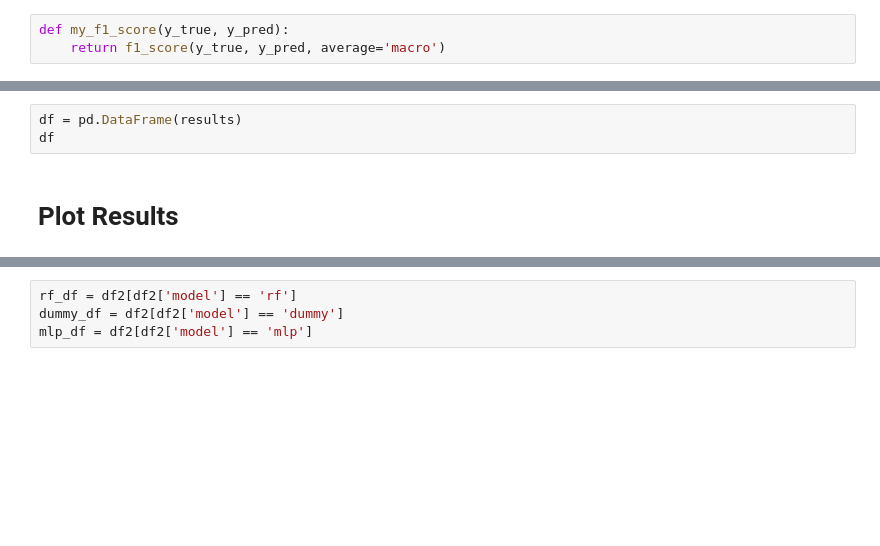
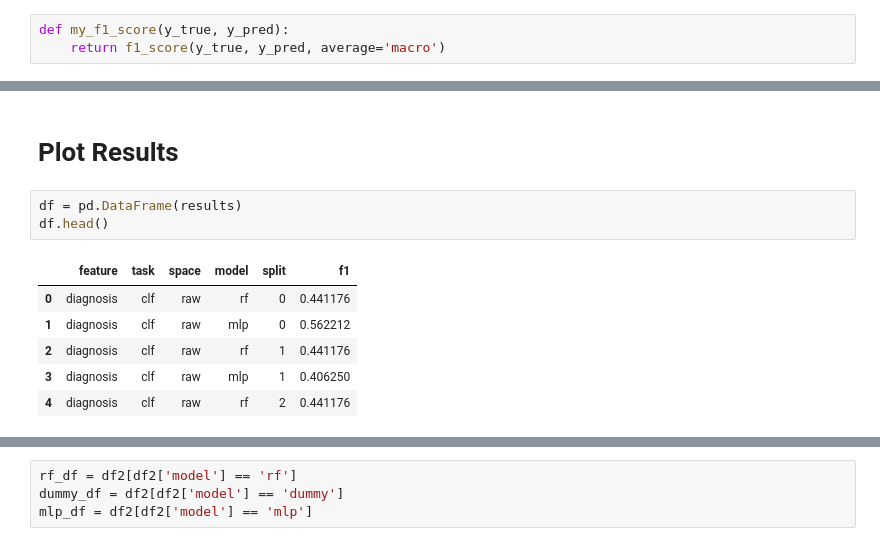
Before and after one commit to ez2rok/mixture_embeddings, a Jupyter notebook: src/classifiers/test_classifier.ipynb, the cells around one changed output, grey strips where cells are left out. Cells and saved outputs as stored; diff of their text form; blank space fills up the shorter version.

```diff
--- a/src/classifiers/test_classifier.ipynb
+++ b/src/classifiers/test_classifier.ipynb
@@ -160,7 +172,14 @@ INFO: Using precision Precision.AMP_FP16
-# %%
-df = pd.DataFrame(results)
-df
 # %% [markdown]
 # Plot Results
+# %%
+df = pd.DataFrame(results)
+df.head()
+# %% [output]
+|  | feature | task | space | model | split | f1 |
+| 0 | diagnosis | clf | raw | rf | 0 | 0.441176 |
+| 1 | diagnosis | clf | raw | mlp | 0 | 0.562212 |
+| 2 | diagnosis | clf | raw | rf | 1 | 0.441176 |
+| 3 | diagnosis | clf | raw | mlp | 1 | 0.406250 |
+| 4 | diagnosis | clf | raw | rf | 2 | 0.441176 |
 # %%
 group = df.groupby(['feature', 'task', 'space', 'model'])
```
Also changed, not shown: parts of 12 cells of this notebook.
